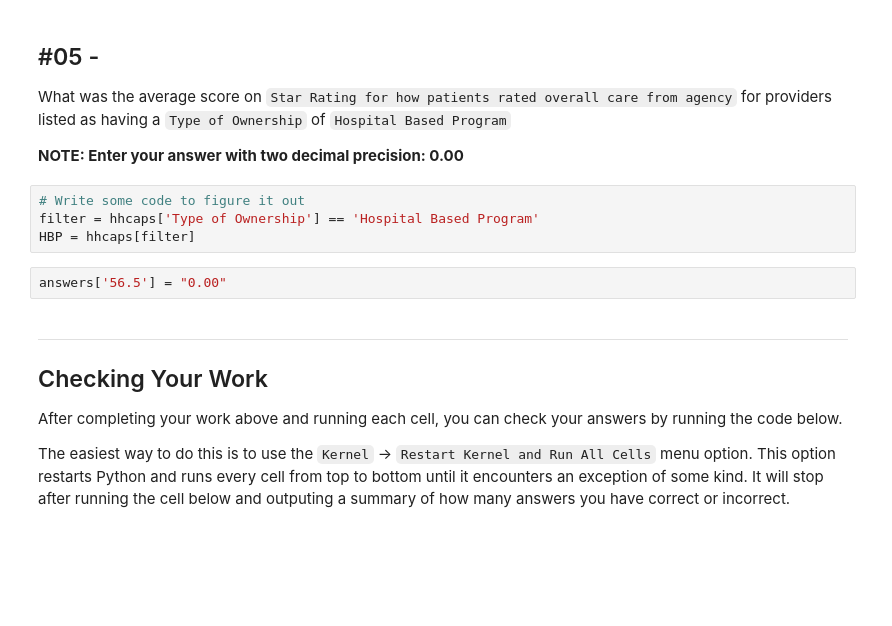
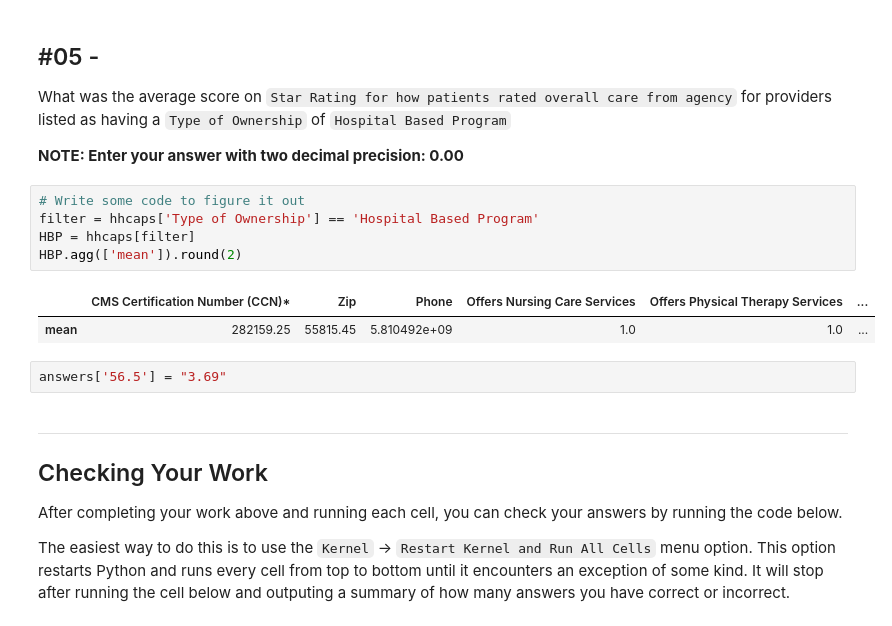
Before and after one commit to shreyadash/hds5210-2021, a Jupyter notebook: week12/week12_assignment_1.ipynb, the cells around one changed output. Saved outputs shown, nothing was run; the diff lists cells and outputs as text; blank space fills up the shorter version.

```diff
--- a/week12/week12_assignment_1.ipynb
+++ b/week12/week12_assignment_1.ipynb
@@ -90,9 +96,13 @@ What was the average score on `Star Rating for how patients rated overall care f
 # %%
 # Write some code to figure it out
 filter = hhcaps['Type of Ownership'] == 'Hospital Based Program'
 HBP = hhcaps[filter]
+HBP.agg(['mean']).round(2)
+# %% [output]
+|  | CMS Certification Number (CCN)* | Zip | Phone | Offers Nursing Care Services | Offers Physical Therapy Services | ... |
+| mean | 282159.25 | 55815.45 | 5.810492e+09 | 1.0 | 1.0 | ... |
 # %%
-answers['56.5'] = "0.00"
+answers['56.5'] = "3.69"
 # %% [markdown]
 ---
 
```
Also changed, not shown: parts of 4 cells of this notebook.
